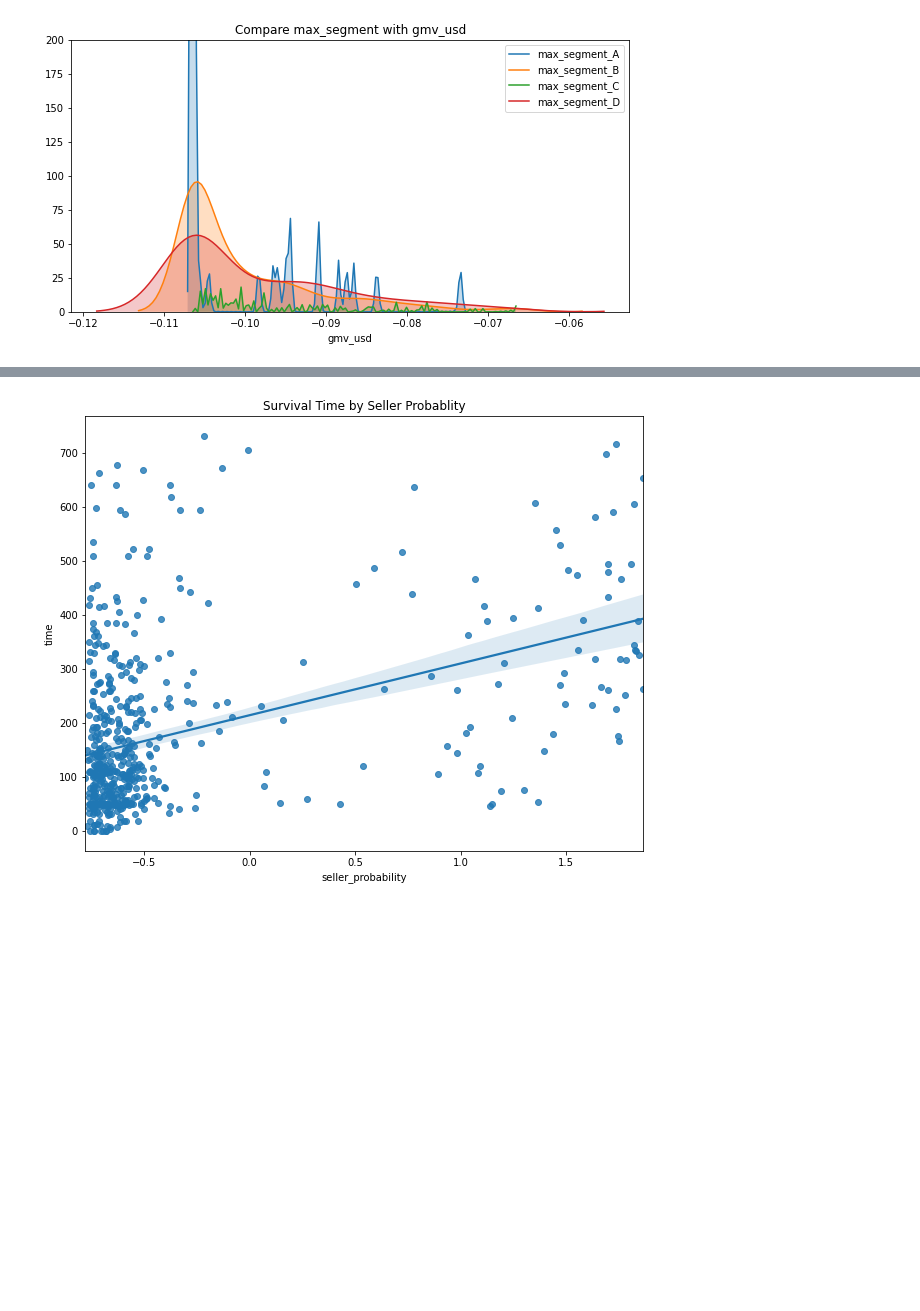
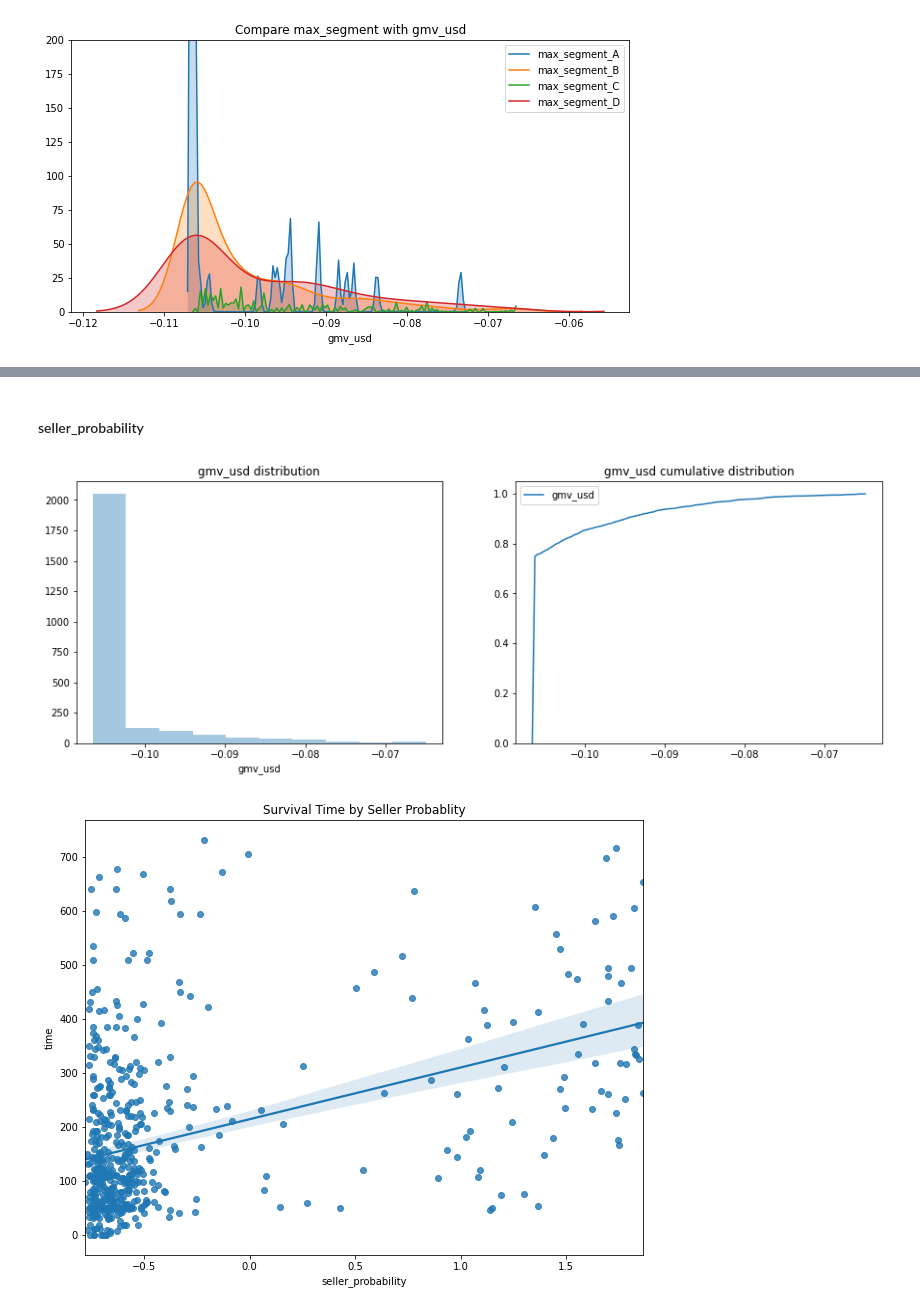
Before and after one commit to marcosmedvescig/thesis_survival_models_for_predicting_churn, a Jupyter notebook: model_evaluation.ipynb, the cells around one changed output, grey strips where cells are left out. Saved outputs shown, nothing was run; the diff lists cells and outputs as text; code cells hidden in the pictures; blank space fills up the shorter version.

```diff
--- a/model_evaluation.ipynb
+++ b/model_evaluation.ipynb
@@ -265,3 +296,22 @@ ax.set_title("Compare max_segment with gmv_usd");
+# %% [markdown]
+#### seller_probability
+# %%
+import seaborn as sns
+import matplotlib.pyplot as plt
+
+plt.figure(figsize=(15,5))
+
+plt.title('gmv_usd distribution')
+
+plt.subplot(1,2,1)
+sns.distplot(raw_data['gmv_usd'], kde=False, bins=10)
+plt.title('gmv_usd distribution')
+
+plt.subplot(1,2,2)
+sns.kdeplot(raw_data['gmv_usd'], cumulative=True)
+plt.title('gmv_usd cumulative distribution');
+# %% [output]
+[figure, added]
 # %%
 import seaborn as sns
 import matplotlib.pyplot as plt
```
Also changed, not shown: parts of 13 cells of this notebook.
